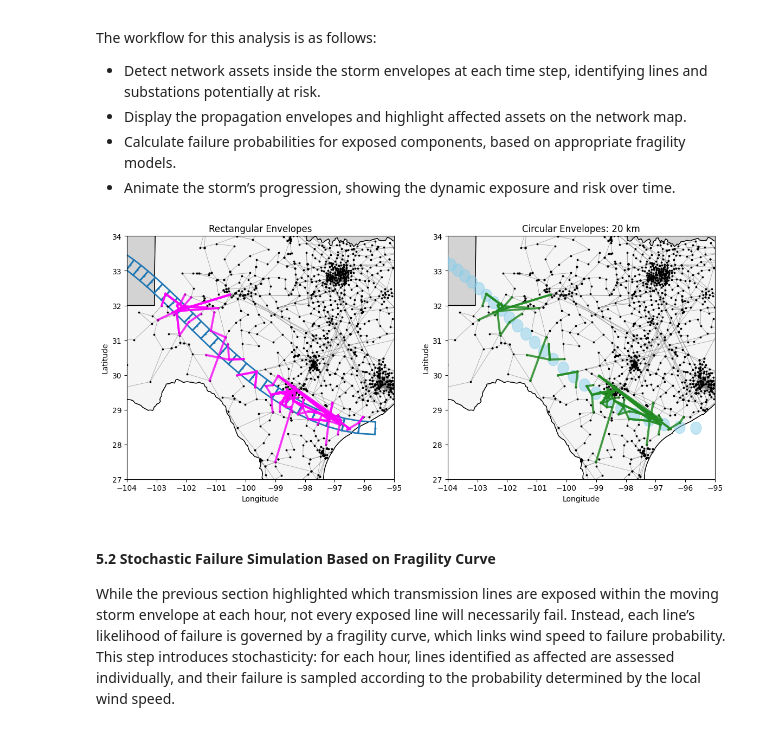
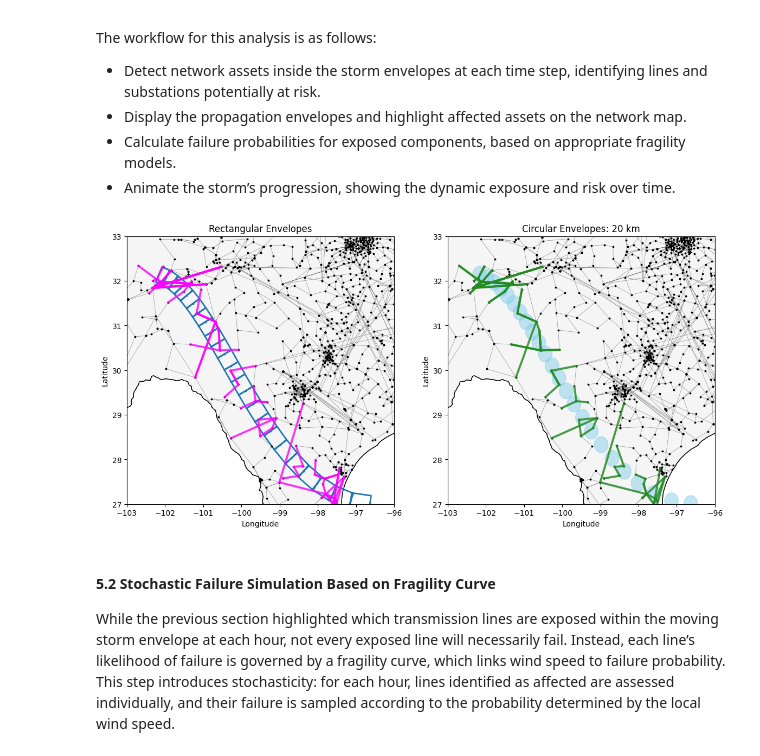
Before and after one commit to YitianDai/PowerTech2025-Tutorial, a Jupyter notebook: SE03_Resilience_Assessment_with_Distribution_Flexibility.ipynb, the cells around one changed output. Drawn from its saved outputs; the diff is of its cells as text; code cells hidden in the pictures.

```diff
--- a/SE03_Resilience_Assessment_with_Distribution_Flexibility.ipynb
+++ b/SE03_Resilience_Assessment_with_Distribution_Flexibility.ipynb
@@ -98,7 +99,7 @@ While many windstorm scenarios can be simulated to capture the full spectrum of
 - Its potential impact on operational performance and resilience.
 # %%
 # --- Select a reproducible windstorm scenario ---
-random.seed(242)
+random.seed(232)
 idx = random.choice(range(NumWS))
 Num_hrs = ws._get_lng_ws()[idx]
 lim_v_ws = ws._get_lim_v_ws()
@@ -107,6 +108,7 @@ start, end = (Lon[idx], Lat[idx]), (Lon_n[idx], Lat_n[idx])
 
 # --- Get hourly path and wind speeds ---
 path_ws = ws._crt_ws_path(*start, *end, vmin, Num_hrs)
+Num_hrs = len(path_ws) - 1
 print(f"🌪️ Windstorm {idx}: {Num_hrs}h | Speed: {vmin:.1f}-{vmax:.1f} m/s | Start: ({path_ws[0][0]:.2f},{path_ws[0][1]:.2f}) → End: ({path_ws[-1][0]:.2f},{path_ws[-1][1]:.2f})")
 v_ws = np.array(ws._crt_ws_v([vmin, vmax], Num_hrs))
 v_ws_scaled = 2 * (v_ws - v_ws.min() + 1e-3)
@@ -154,35 +156,37 @@ for i in range(Num_hrs):
         envelopes_rect[i] = rect
         affected_lines_rect[i] = np.where(ws._compare_envelope(rect, gis_line_bgn, gis_line_end, num_lines))[0]
 
 # Plot rectangles and affected lines
 fig, (ax_rect, ax_circ) = plt.subplots(1, 2, figsize=(14, 8), sharex=True, sharey=True)
 ws.plot_base(ax_rect, net,line_color='tab:gray')
 ws.plot_base(ax_circ, net,line_color='tab:gray')
 
 evlp_seq = [0, 2, 3, 1, 0]
 ax_rect.set_title("Rectangular Envelopes")
 for i, evlp in enumerate(envelopes_rect[:-1]):
     if evlp is not None:
         evlp = np.array(evlp)
         ax_rect.plot(evlp[evlp_seq, 0], evlp[evlp_seq, 1], '-', color='tab:blue', lw=2, label='Rectangle' if i == 0 else "")
         ax_rect.plot(path_ws[i][0], path_ws[i][1], 'o', color='tab:blue', ms=2, alpha=0.8)
     for idx in affected_lines_rect[i]:
         ax_rect.plot([gis_line_bgn[idx][0], gis_line_end[idx][0]], [gis_line_bgn[idx][1], gis_line_end[idx][1]], color='magenta', lw=2.8, alpha=0.75, zorder=5)
 
 # Plot circles and affected lines
 ax_circ.set_title(f"Circular Envelopes: {radius_km} km")
 for i, centre in enumerate(envelopes_circ):
     ax_circ.add_patch(plt.Circle(centre, radius_km / 111, color='skyblue', alpha=0.5, zorder=4, label="Circle" if i == 0 else ""))
     for idx in affected_lines_circ[i]:
         ax_circ.plot([gis_line_bgn[idx][0], gis_line_end[idx][0]], [gis_line_bgn[idx][1], gis_line_end[idx][1]], color='forestgreen', lw=2.8, alpha=0.8, zorder=5)
 
 # Axis and display
+x_coords = [pt[0] for pt in path_ws]
+y_coords = [pt[1] for pt in path_ws]
 for ax in (ax_rect, ax_circ):
-    ax.set(xlim=(-104, -95), ylim=(27, 34), xlabel="Longitude", ylabel="Latitude")
+    ax.set(xlim=(math.floor(min(x_coords)), math.ceil(max(x_coords))), ylim=(math.floor(min(y_coords)), math.ceil(max(y_coords))), xlabel="Longitude", ylabel="Latitude")
 ax_circ.yaxis.set_tick_params(labelleft=True)
 plt.show()
 # %% [output]
-[figure, old version]
+[figure, new version]
 # %% [markdown]
 #### 5.2 Stochastic Failure Simulation Based on Fragility Curve
 While the previous section highlighted which transmission lines are exposed within the moving storm envelope at each hour, not every exposed line will necessarily fail. Instead, each line’s likelihood of failure is governed by a fragility curve, which links wind speed to failure probability. This step introduces stochasticity: for each hour, lines identified as affected are assessed individually, and their failure is sampled according to the probability determined by the local wind speed.
```
Also changed, not shown: parts of 8 cells of this notebook, 5 other files.
